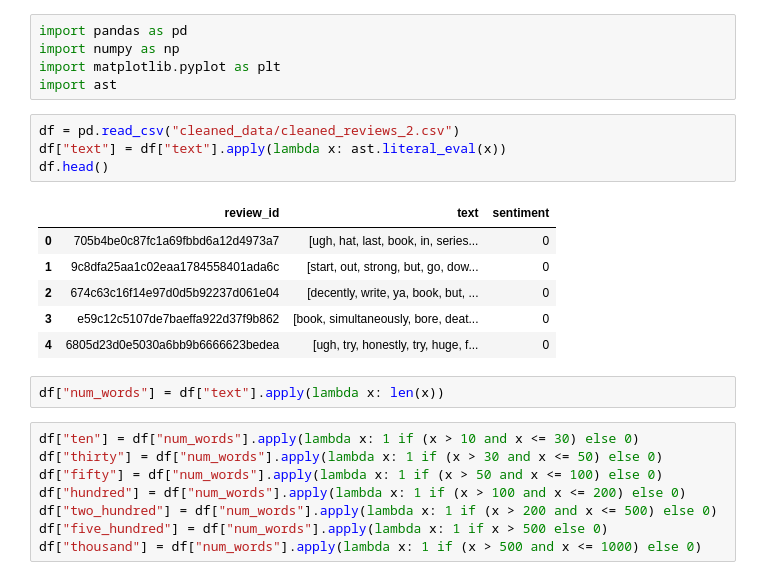
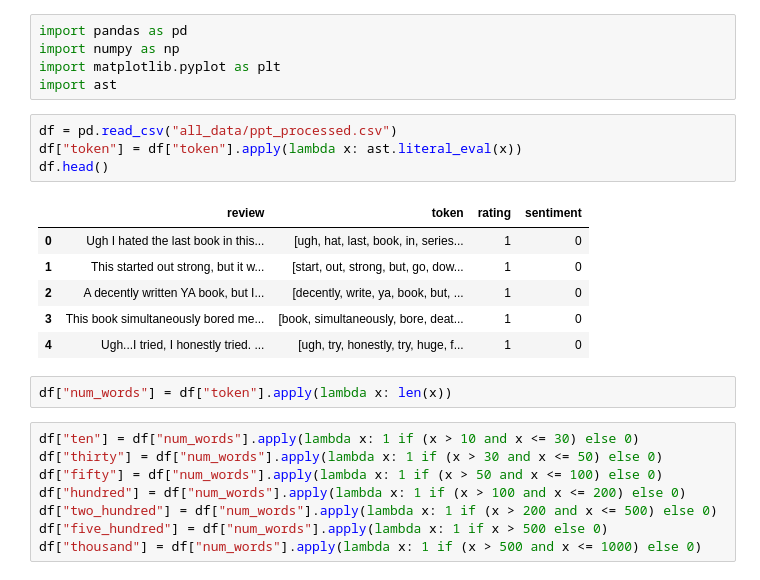
Before and after one commit to azwidodo/Tugas-Akhir-5, a Jupyter notebook: desc_data.ipynb, the cells around one changed output. Saved outputs shown, nothing was run; the diff lists cells and outputs as text.

```diff
--- a/desc_data.ipynb
+++ b/desc_data.ipynb
@@ -4,18 +4,18 @@ import numpy as np
 import matplotlib.pyplot as plt
 import ast
 # %%
-df = pd.read_csv("cleaned_data/cleaned_reviews_2.csv")
-df["text"] = df["text"].apply(lambda x: ast.literal_eval(x))
+df = pd.read_csv("all_data/ppt_processed.csv")
+df["token"] = df["token"].apply(lambda x: ast.literal_eval(x))
 df.head()
 # %% [output]
-|  | review_id | text | sentiment |
-| 0 | 705b4be0c87fc1a69fbbd6a12d4973a7 | [ugh, hat, last, book, in, series... | 0 |
-| 1 | 9c8dfa25aa1c02eaa1784558401ada6c | [start, out, strong, but, go, dow... | 0 |
-| 2 | 674c63c16f14e97d0d5b92237d061e04 | [decently, write, ya, book, but, ... | 0 |
-| 3 | e59c12c5107de7baeffa922d37f9b862 | [book, simultaneously, bore, deat... | 0 |
-| 4 | 6805d23d0e5030a6bb9b6666623bedea | [ugh, try, honestly, try, huge, f... | 0 |
+|  | review | token | rating | sentiment |
+| 0 | Ugh I hated the last book in this... | [ugh, hat, last, book, in, series... | 1 | 0 |
+| 1 | This started out strong, but it w... | [start, out, strong, but, go, dow... | 1 | 0 |
+| 2 | A decently written YA book, but I... | [decently, write, ya, book, but, ... | 1 | 0 |
+| 3 | This book simultaneously bored me... | [book, simultaneously, bore, deat... | 1 | 0 |
+| 4 | Ugh...I tried, I honestly tried. ... | [ugh, try, honestly, try, huge, f... | 1 | 0 |
 # %%
-df["num_words"] = df["text"].apply(lambda x: len(x))
+df["num_words"] = df["token"].apply(lambda x: len(x))
 # %%
 df["ten"] = df["num_words"].apply(lambda x: 1 if (x > 10 and x <= 30) else 0)
 df["thirty"] = df["num_words"].apply(lambda x: 1 if (x > 30 and x <= 50) else 0)
```
Also changed, not shown: parts of 6 cells of this notebook, 2 other files.
